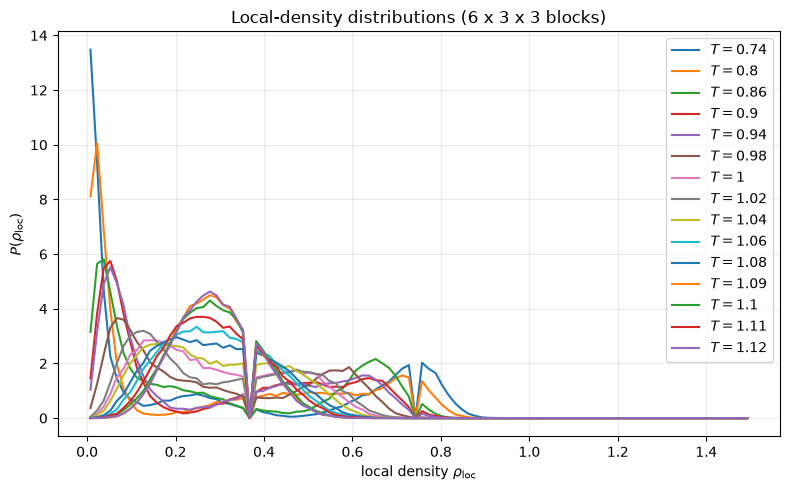
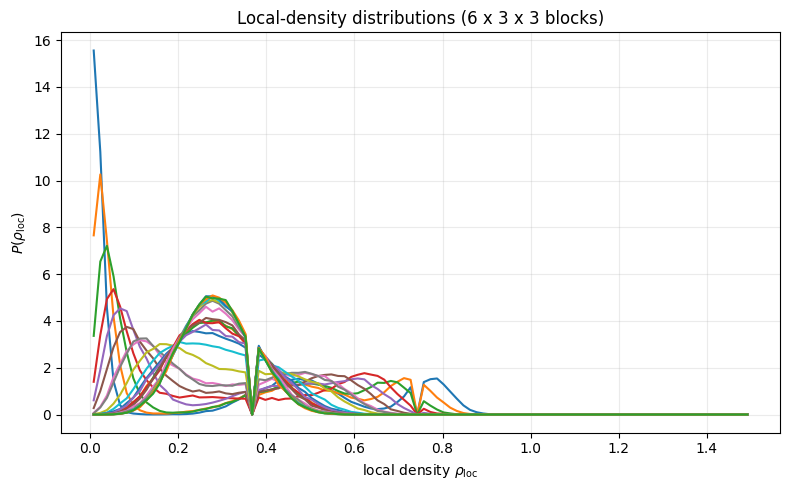
The change to this notebook cell's code, shown as a diff; its figure went from the first image to the second:
--- before
+++ after
@@ -23,5 +23,5 @@
 ax.set_title(f"Local-density distributions ({nx} x {ny} x {nz} blocks)")
 ax.grid(alpha=0.25)
-ax.legend()
+#ax.legend()
 
 fig.tight_layout()

Commit: Iana 22.7